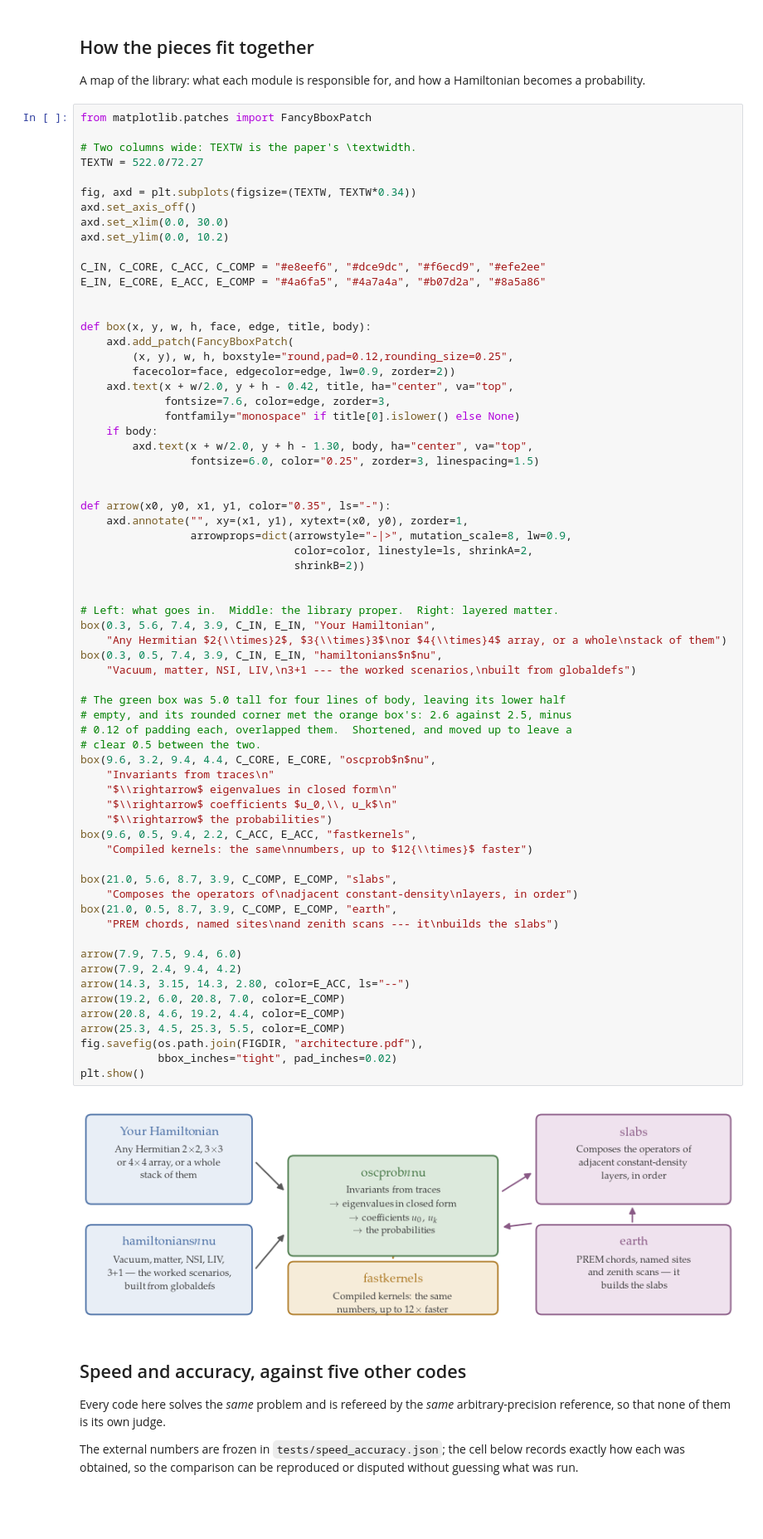
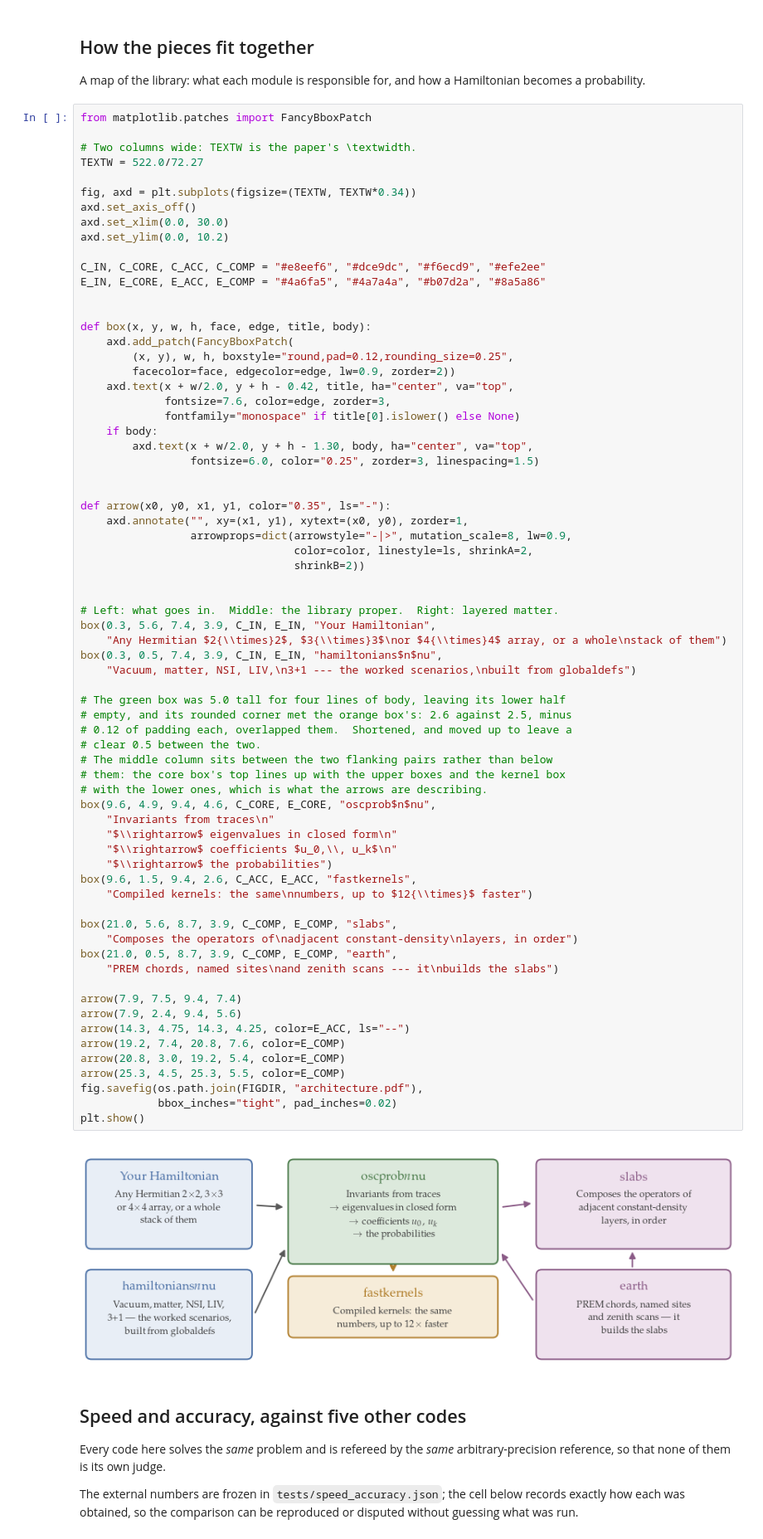
Before and after one commit to mbustama/NuOscProbExact, a Jupyter notebook: notebooks/10_paper_figures.ipynb, the cells around one changed output. Shown at 83% size. Cells and saved outputs as stored; diff of their text form; blank space fills up the shorter version.

```diff
--- a/notebooks/10_paper_figures.ipynb
+++ b/notebooks/10_paper_figures.ipynb
@@ -569,41 +569,44 @@ def arrow(x0, y0, x1, y1, color="0.35", ls="-"):
                                  color=color, linestyle=ls, shrinkA=2,
                                  shrinkB=2))
 
 
 # Left: what goes in.  Middle: the library proper.  Right: layered matter.
 box(0.3, 5.6, 7.4, 3.9, C_IN, E_IN, "Your Hamiltonian",
     "Any Hermitian $2{\\times}2$, $3{\\times}3$\nor $4{\\times}4$ array, or a whole\nstack of them")
 box(0.3, 0.5, 7.4, 3.9, C_IN, E_IN, "hamiltonians$n$nu",
     "Vacuum, matter, NSI, LIV,\n3+1 --- the worked scenarios,\nbuilt from globaldefs")
 
 # The green box was 5.0 tall for four lines of body, leaving its lower half
 # empty, and its rounded corner met the orange box's: 2.6 against 2.5, minus
 # 0.12 of padding each, overlapped them.  Shortened, and moved up to leave a
 # clear 0.5 between the two.
-box(9.6, 3.2, 9.4, 4.4, C_CORE, E_CORE, "oscprob$n$nu",
+# The middle column sits between the two flanking pairs rather than below
+# them: the core box's top lines up with the upper boxes and the kernel box
+# with the lower ones, which is what the arrows are describing.
+box(9.6, 4.9, 9.4, 4.6, C_CORE, E_CORE, "oscprob$n$nu",
     "Invariants from traces\n"
     "$\\rightarrow$ eigenvalues in closed form\n"
     "$\\rightarrow$ coefficients $u_0,\\, u_k$\n"
     "$\\rightarrow$ the probabilities")
-box(9.6, 0.5, 9.4, 2.2, C_ACC, E_ACC, "fastkernels",
+box(9.6, 1.5, 9.4, 2.6, C_ACC, E_ACC, "fastkernels",
     "Compiled kernels: the same\nnumbers, up to $12{\\times}$ faster")
 
 box(21.0, 5.6, 8.7, 3.9, C_COMP, E_COMP, "slabs",
     "Composes the operators of\nadjacent constant-density\nlayers, in order")
 box(21.0, 0.5, 8.7, 3.9, C_COMP, E_COMP, "earth",
     "PREM chords, named sites\nand zenith scans --- it\nbuilds the slabs")
 
-arrow(7.9, 7.5, 9.4, 6.0)
-arrow(7.9, 2.4, 9.4, 4.2)
-arrow(14.3, 3.15, 14.3, 2.80, color=E_ACC, ls="--")
-arrow(19.2, 6.0, 20.8, 7.0, color=E_COMP)
-arrow(20.8, 4.6, 19.2, 4.4, color=E_COMP)
+arrow(7.9, 7.5, 9.4, 7.4)
+arrow(7.9, 2.4, 9.4, 5.6)
+arrow(14.3, 4.75, 14.3, 4.25, color=E_ACC, ls="--")
+arrow(19.2, 7.4, 20.8, 7.6, color=E_COMP)
+arrow(20.8, 3.0, 19.2, 5.4, color=E_COMP)
 arrow(25.3, 4.5, 25.3, 5.5, color=E_COMP)
 fig.savefig(os.path.join(FIGDIR, "architecture.pdf"),
             bbox_inches="tight", pad_inches=0.02)
 plt.show()
 # %% [output]
-[figure, old version]
+[figure, new version]
 # %% [markdown]
 ## Speed and accuracy, against five other codes
 
```
Also changed, not shown: parts of 1 cell of this notebook, 7 other files.
